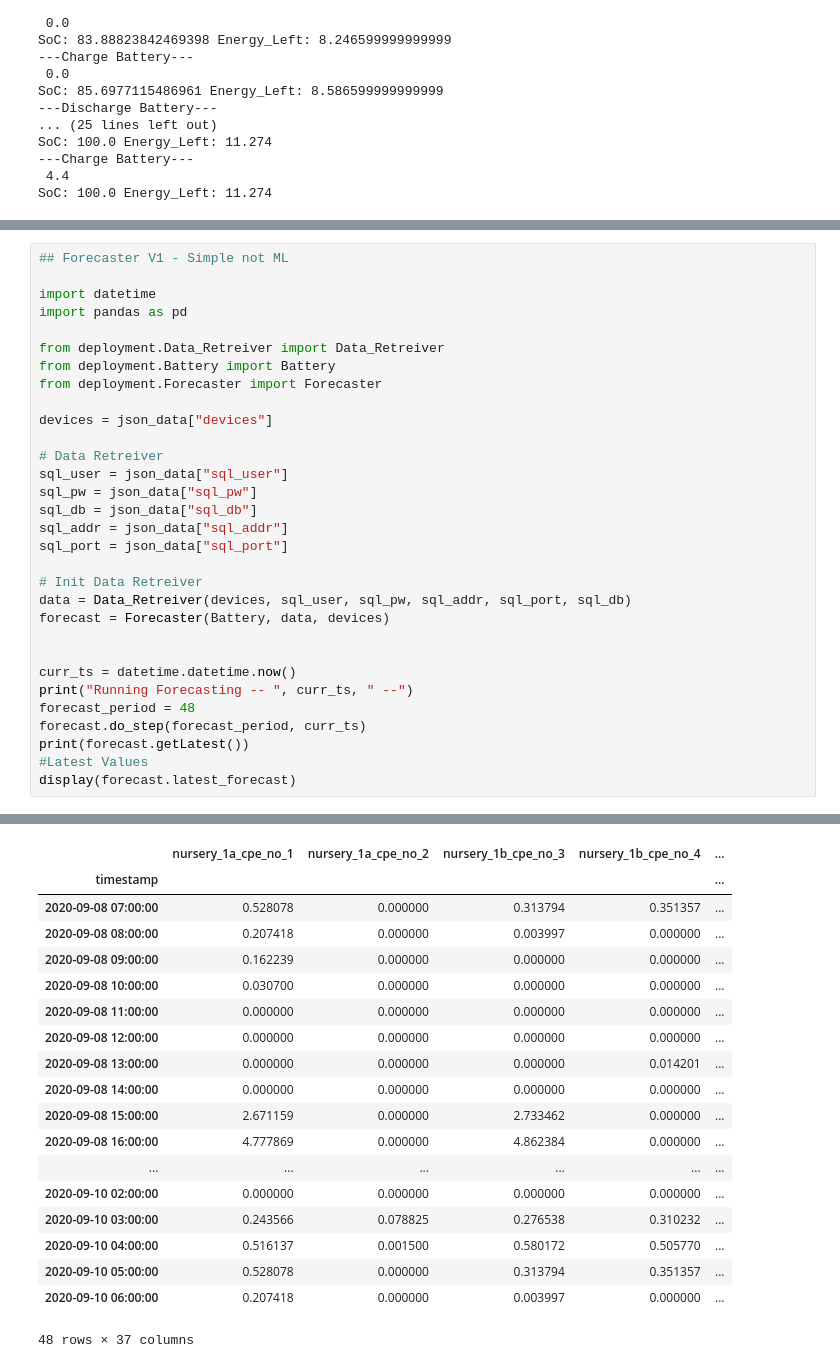
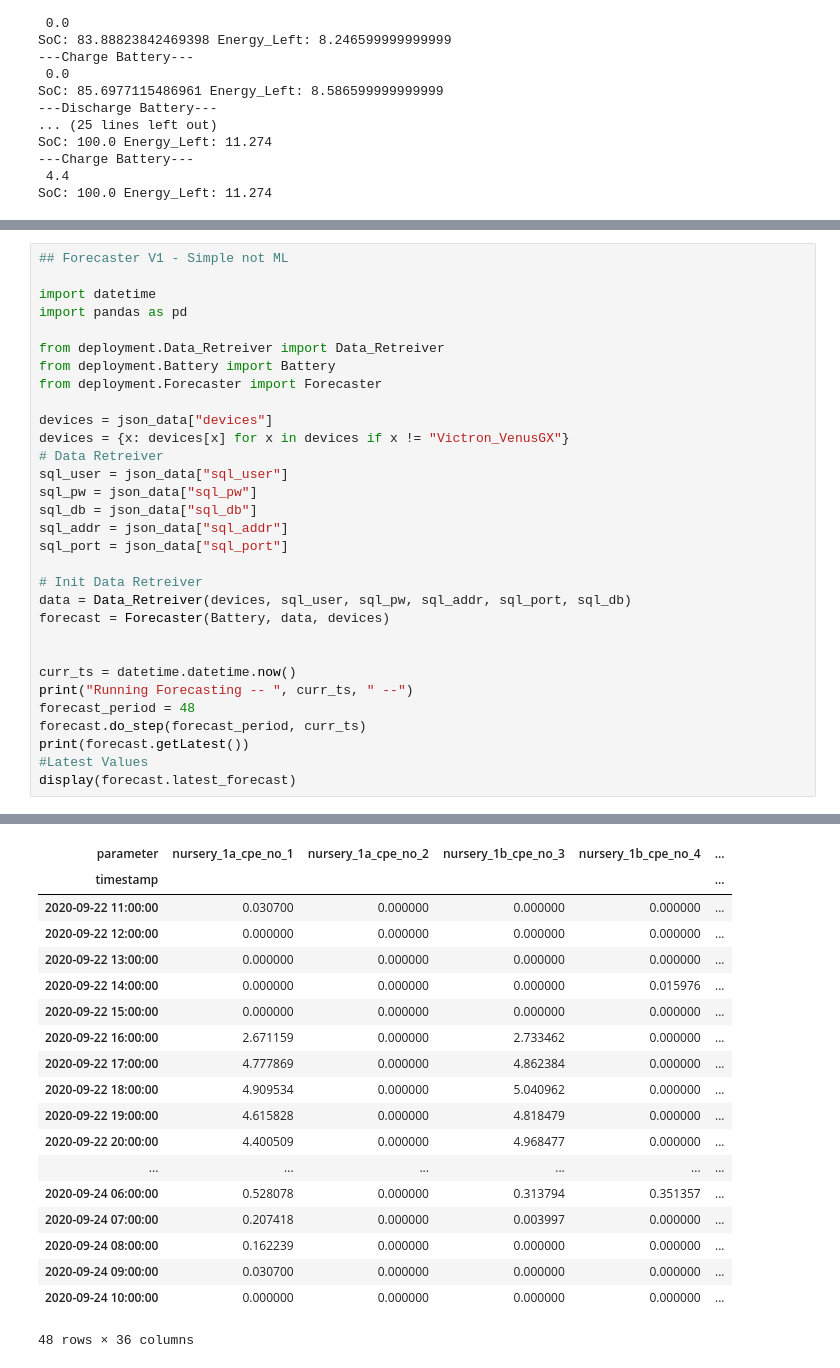
Before and after one commit to cogent-computing/Heed-Microcontroller, a Jupyter notebook: notebooks/Component Examples.ipynb, the cells around one changed output, grey strips where cells are left out. Cells and saved outputs as stored; diff of their text form.

```diff
--- a/notebooks/Component Examples.ipynb
+++ b/notebooks/Component Examples.ipynb
@@ -265,7 +266,7 @@ from deployment.Battery import Battery
 from deployment.Forecaster import Forecaster
 
 devices = json_data["devices"]
-
+devices = {x: devices[x] for x in devices if x != "Victron_VenusGX"}
 # Data Retreiver
 sql_user = json_data["sql_user"]
 sql_pw = json_data["sql_pw"]
@@ -291,22 +292,22 @@ Forecaster : 2020-09-08 08:17:34.230819 : [{"system_load":54.0304302621,"generat
-|  | nursery_1a_cpe_no_1 | nursery_1a_cpe_no_2 | nursery_1b_cpe_no_3 | nursery_1b_cpe_no_4 | ... |
+| parameter | nursery_1a_cpe_no_1 | nursery_1a_cpe_no_2 | nursery_1b_cpe_no_3 | nursery_1b_cpe_no_4 | ... |
 | timestamp |  |  |  |  | ... |
-| 2020-09-08 07:00:00 | 0.528078 | 0.000000 | 0.313794 | 0.351357 | ... |
-| 2020-09-08 08:00:00 | 0.207418 | 0.000000 | 0.003997 | 0.000000 | ... |
-| 2020-09-08 09:00:00 | 0.162239 | 0.000000 | 0.000000 | 0.000000 | ... |
-| 2020-09-08 10:00:00 | 0.030700 | 0.000000 | 0.000000 | 0.000000 | ... |
-| 2020-09-08 11:00:00 | 0.000000 | 0.000000 | 0.000000 | 0.000000 | ... |
-| 2020-09-08 12:00:00 | 0.000000 | 0.000000 | 0.000000 | 0.000000 | ... |
-| 2020-09-08 13:00:00 | 0.000000 | 0.000000 | 0.000000 | 0.014201 | ... |
-| 2020-09-08 14:00:00 | 0.000000 | 0.000000 | 0.000000 | 0.000000 | ... |
-| 2020-09-08 15:00:00 | 2.671159 | 0.000000 | 2.733462 | 0.000000 | ... |
-| 2020-09-08 16:00:00 | 4.777869 | 0.000000 | 4.862384 | 0.000000 | ... |
+| 2020-09-22 11:00:00 | 0.030700 | 0.000000 | 0.000000 | 0.000000 | ... |
+| 2020-09-22 12:00:00 | 0.000000 | 0.000000 | 0.000000 | 0.000000 | ... |
+| 2020-09-22 13:00:00 | 0.000000 | 0.000000 | 0.000000 | 0.000000 | ... |
+| 2020-09-22 14:00:00 | 0.000000 | 0.000000 | 0.000000 | 0.015976 | ... |
+| 2020-09-22 15:00:00 | 0.000000 | 0.000000 | 0.000000 | 0.000000 | ... |
+| 2020-09-22 16:00:00 | 2.671159 | 0.000000 | 2.733462 | 0.000000 | ... |
+| 2020-09-22 17:00:00 | 4.777869 | 0.000000 | 4.862384 | 0.000000 | ... |
+| 2020-09-22 18:00:00 | 4.909534 | 0.000000 | 5.040962 | 0.000000 | ... |
+| 2020-09-22 19:00:00 | 4.615828 | 0.000000 | 4.818479 | 0.000000 | ... |
+| 2020-09-22 20:00:00 | 4.400509 | 0.000000 | 4.968477 | 0.000000 | ... |
 | ... | ... | ... | ... | ... | ... |
-| 2020-09-10 02:00:00 | 0.000000 | 0.000000 | 0.000000 | 0.000000 | ... |
-| 2020-09-10 03:00:00 | 0.243566 | 0.078825 | 0.276538 | 0.310232 | ... |
-| 2020-09-10 04:00:00 | 0.516137 | 0.001500 | 0.580172 | 0.505770 | ... |
-| 2020-09-10 05:00:00 | 0.528078 | 0.000000 | 0.313794 | 0.351357 | ... |
-| 2020-09-10 06:00:00 | 0.207418 | 0.000000 | 0.003997 | 0.000000 | ... |
+| 2020-09-24 06:00:00 | 0.528078 | 0.000000 | 0.313794 | 0.351357 | ... |
+| 2020-09-24 07:00:00 | 0.207418 | 0.000000 | 0.003997 | 0.000000 | ... |
+| 2020-09-24 08:00:00 | 0.162239 | 0.000000 | 0.000000 | 0.000000 | ... |
+| 2020-09-24 09:00:00 | 0.030700 | 0.000000 | 0.000000 | 0.000000 | ... |
+| 2020-09-24 10:00:00 | 0.000000 | 0.000000 | 0.000000 | 0.000000 | ... |
-48 rows × 37 columns
+48 rows × 36 columns
 # %%
 ##Forecaster V2 - ML and PV Models
 ## Forecaster V1 - Simple not ML
```
Also changed, not shown: parts of 6 cells of this notebook, 13 other files.
